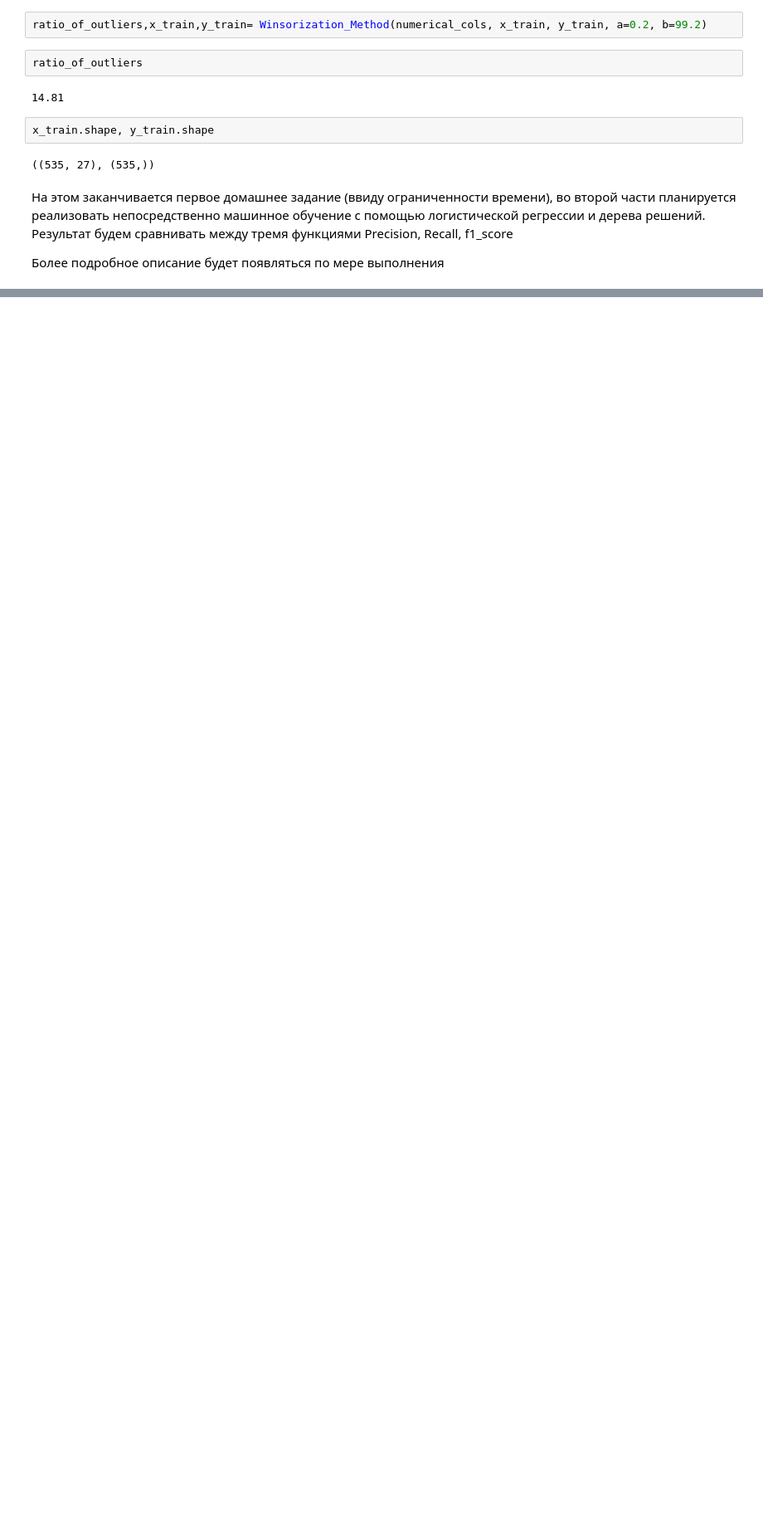
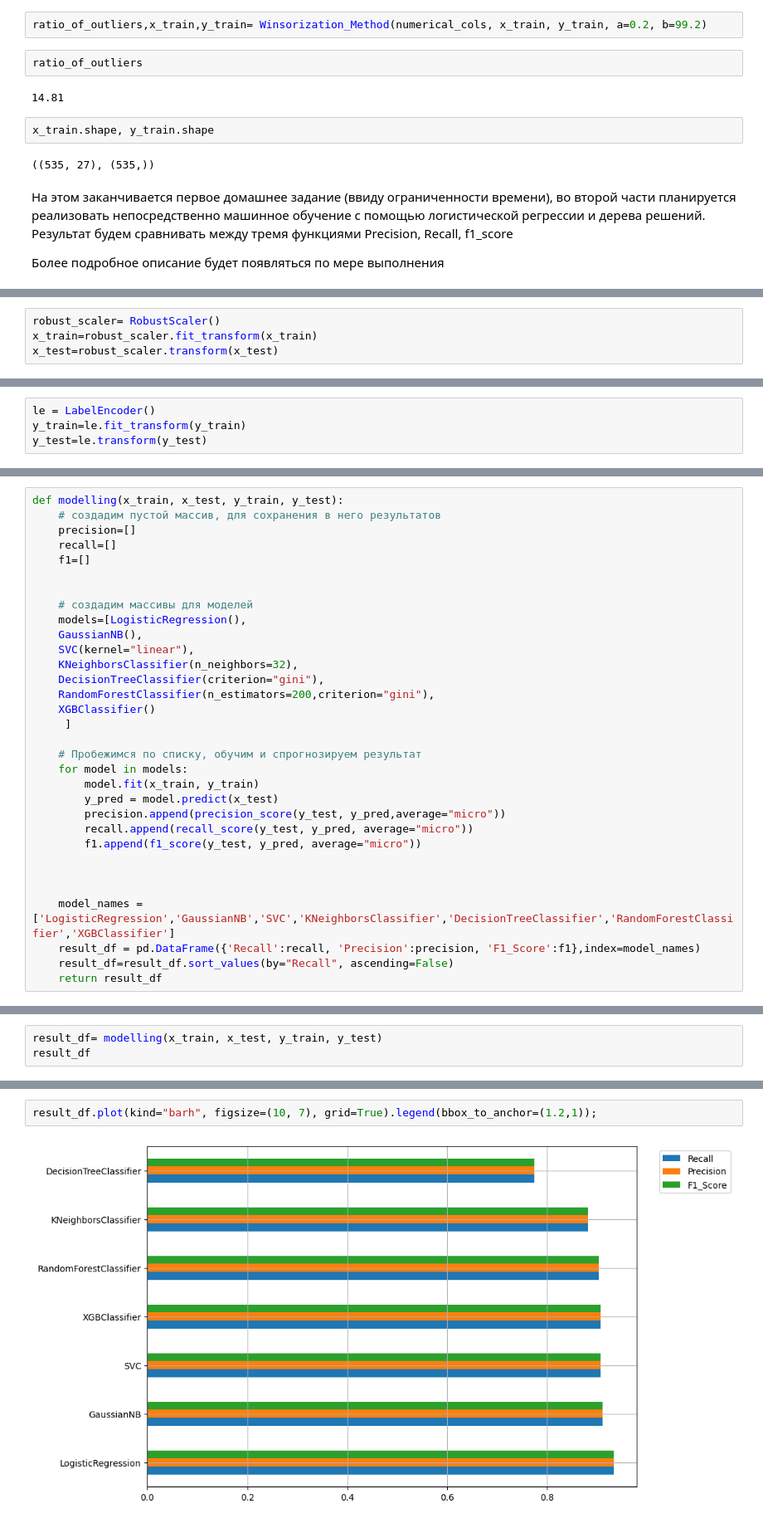
Before and after one commit to PozdeevDA1/ML, a Jupyter notebook: Pozdeev_ML.ipynb, the cells around one changed output, grey strips where cells are left out. Shown at 83% size. Cells and saved outputs as stored; diff of their text form; blank space fills up the shorter version.

```diff
--- a/Pozdeev_ML.ipynb
+++ b/Pozdeev_ML.ipynb
@@ -279,0 +295,4 @@ x_train.shape, y_train.shape
+# %%
+robust_scaler= RobustScaler()
+x_train=robust_scaler.fit_transform(x_train)
+x_test=robust_scaler.transform(x_test)
@@ -279,0 +301,4 @@ x_train.shape, y_train.shape
+# %%
+le = LabelEncoder()
+y_train=le.fit_transform(y_train)
+y_test=le.transform(y_test)
@@ -279,0 +307,32 @@ x_train.shape, y_train.shape
+# %%
+def modelling(x_train, x_test, y_train, y_test):
+    # создадим пустой массив, для сохранения в него результатов
+    precision=[]
+    recall=[]
+    f1=[]
+
+
+    # создадим массивы для моделей
+    models=[LogisticRegression(),
+    GaussianNB(),
+    SVC(kernel="linear"),
+    KNeighborsClassifier(n_neighbors=32),
+    DecisionTreeClassifier(criterion="gini"),
+    RandomForestClassifier(n_estimators=200,criterion="gini"),
+    XGBClassifier()
+     ]
+
+    # Пробежимся по списку, обучим и спрогнозируем результат
+    for model in models:
+        model.fit(x_train, y_train)
+        y_pred = model.predict(x_test)
+        precision.append(precision_score(y_test, y_pred,average="micro"))
+        recall.append(recall_score(y_test, y_pred, average="micro"))
+        f1.append(f1_score(y_test, y_pred, average="micro"))
+
+
+
+    model_names = ['LogisticRegression','GaussianNB','SVC','KNeighborsClassifier','DecisionTreeClassifier','RandomForestClassifier','XGBClassifier']
+    result_df = pd.DataFrame({'Recall':recall, 'Precision':precision, 'F1_Score':f1},index=model_names)
+    result_df=result_df.sort_values(by="Recall", ascending=False)
+    return result_df
@@ -279,0 +341,3 @@ x_train.shape, y_train.shape
+# %%
+result_df= modelling(x_train, x_test, y_train, y_test)
+result_df
@@ -279,0 +380,4 @@ x_train.shape, y_train.shape
+# %%
+result_df.plot(kind="barh", figsize=(10, 7), grid=True).legend(bbox_to_anchor=(1.2,1));
+# %% [output]
+[figure, added]
```
Also changed, not shown: parts of 15 cells of this notebook.
